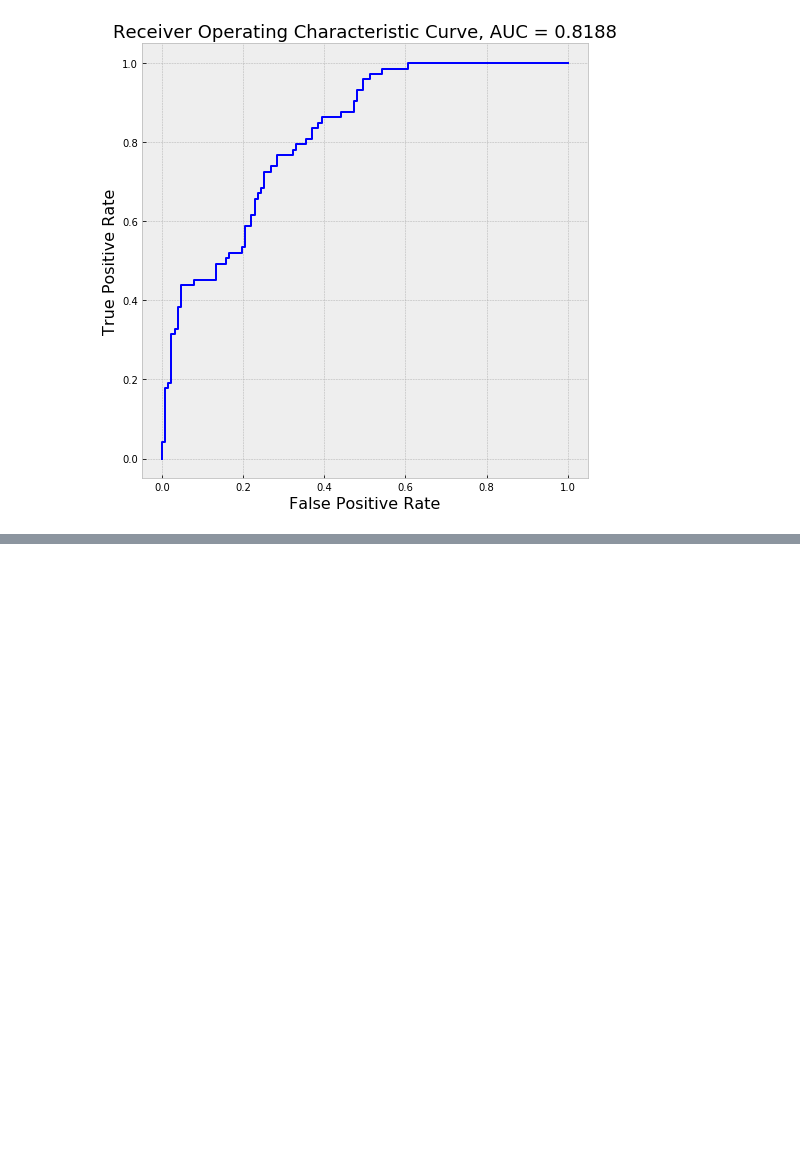
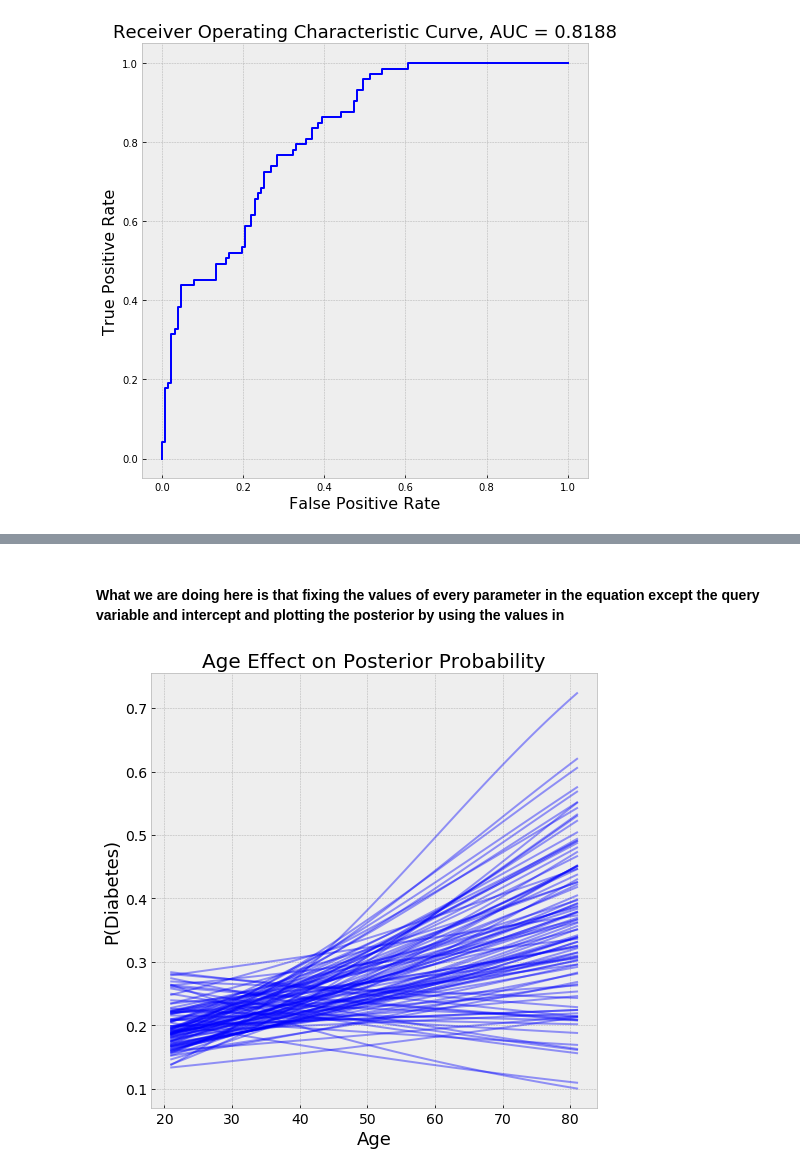
Before and after one commit to sidhant-guliani/bayesian_lin_regression_project, a Jupyter notebook: data_analysis_DiabetesDataset/DataAnalysis_diabetes.ipynb, the cells around one changed output, grey strips where cells are left out. Cells and saved outputs as stored; diff of their text form; code cells hidden in the pictures; blank space fills up the shorter version.

```diff
--- a/data_analysis_DiabetesDataset/DataAnalysis_diabetes.ipynb
+++ b/data_analysis_DiabetesDataset/DataAnalysis_diabetes.ipynb
@@ -321,0 +461,44 @@ calc_roc(svc_pred_proba, y_test)
+# %% [markdown]
+#### What we are doing here is that fixing the values of every parameter in the equation except the query variable and intercept and plotting the posterior by using the values in
+# %%
+def model_effect(query_var, trace, X):
+   # All variables except the query variable are held constant
+    steady_vars = list(X.columns)
+    steady_vars.remove(query_var)
+
+    # using the definition of lm when we got the error:
+    # lm = lambda x, sample: sample['Intercept'] + sample['x'] * x
+    # we cant leave lm as none because we want to fix the other variables and give a definition of probability in terms of
+    # logit as we defined before
+
+    # Linear model
+    def lm(x, samples):
+        denominator = samples['Intercept'] + samples[query_var] * x
+
+        # Hold all other variables at the median value
+        for var in steady_vars:
+            denominator += samples[var] * X[var].median()
+        denominator = (1 + np.exp(-denominator))
+        probs = 1 / denominator
+
+        return probs
+
+    figsize(8, 8)
+
+    # Range over which to evaluate the query variable
+    var_min = X[query_var].min()
+    var_max = X[query_var].max()
+
+    # Plot the linear model across a range of the query var
+    pm.plot_posterior_predictive_glm(trace, lm = lm, eval=np.linspace(var_min, var_max, 100), samples=100, color='blue', alpha = 0.4, lw = 2)
+
+    # Label the image
+    plt.xlabel('%s' % query_var, size = 18)
+    plt.ylabel('P(Diabetes)', size = 18)
+    plt.title("%s Effect on Posterior Probability" % query_var, size = 20)
+    plt.xticks(size = 14); plt.yticks(size = 14)
+    plt.show()
+# %%
+model_effect('Age', trace_robust, X)
+# %% [output]
+[figure, added]
```
Also changed, not shown: parts of 21 cells of this notebook.
